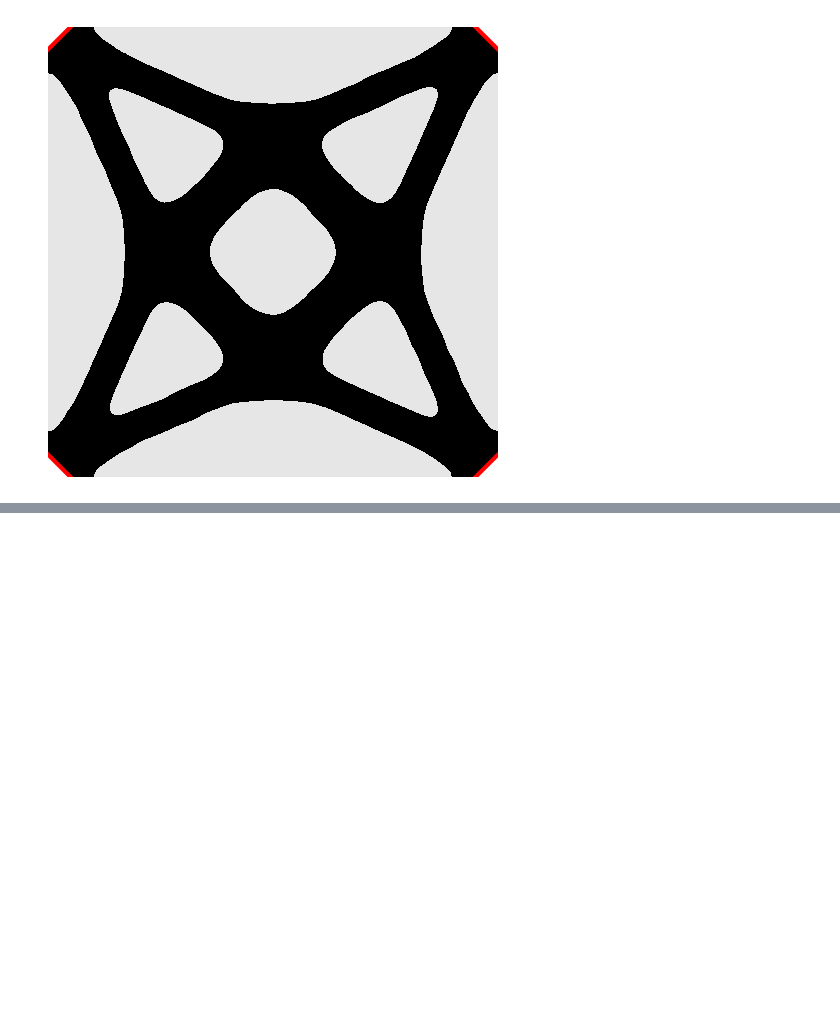
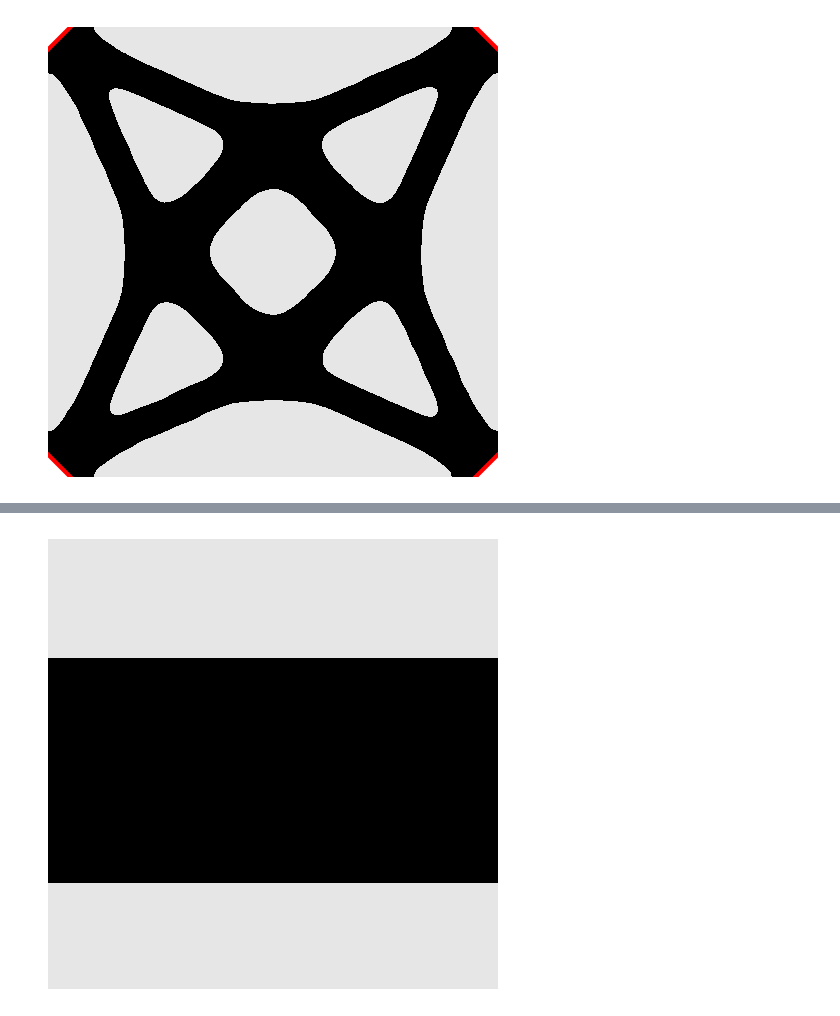
Before and after one commit to PhiFEM/phiFEM_FormOpt, a Jupyter notebook: code/manuscript.ipynb, the cells around one changed output, grey strips where cells are left out. Drawn from its saved outputs; the diff is of its cells as text; code cells hidden in the pictures; blank space fills up the shorter version.

```diff
--- a/code/manuscript.ipynb
+++ b/code/manuscript.ipynb
@@ -848,0 +975,8 @@ plot_lag2(
+# %%
+test_path = Path("../results/t16/")
+
+plot_results_for_doc(
+    test_path, 167, [[0, 1], [0, 1]], 3, Path("../tex/log1_3.png")
+)
+# %% [output]
+[figure, added]
```
Also changed, not shown: parts of 17 cells of this notebook, 25 other files.
